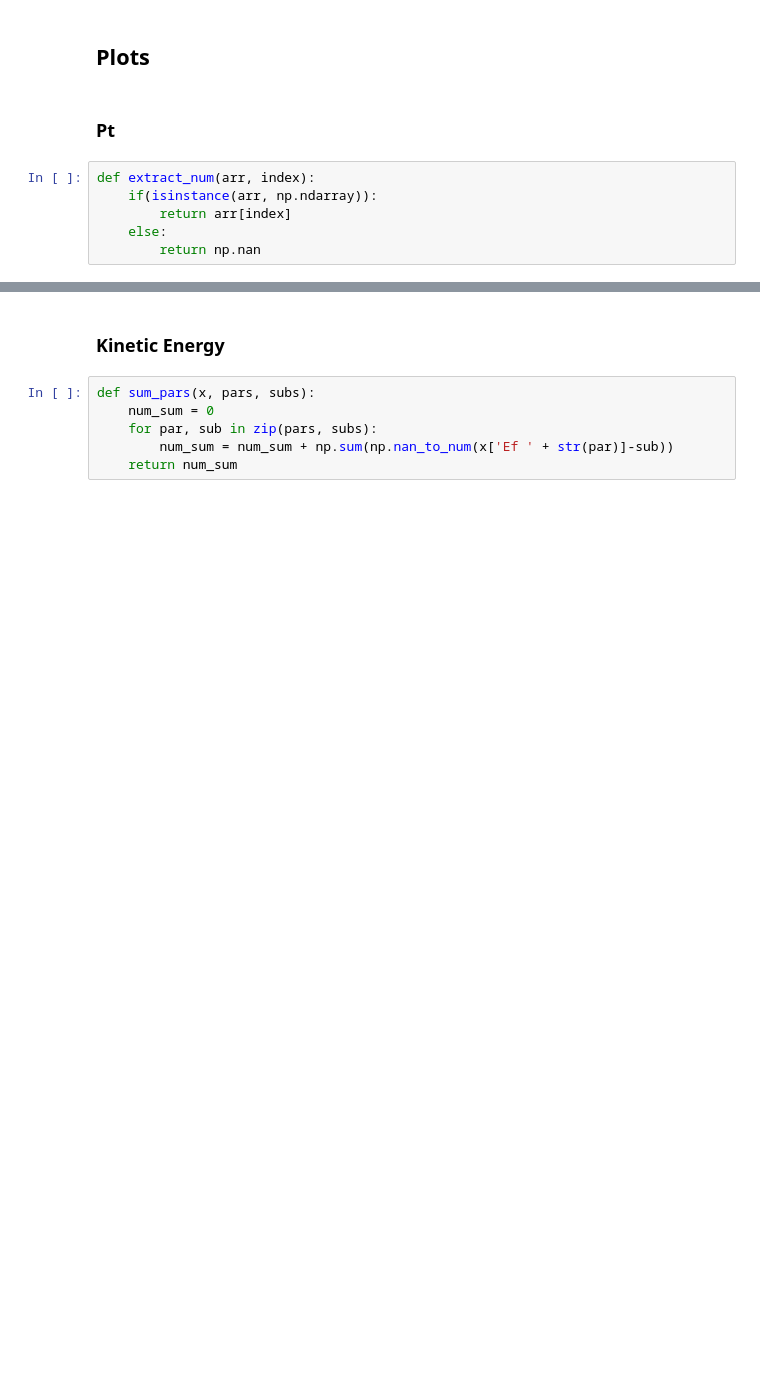
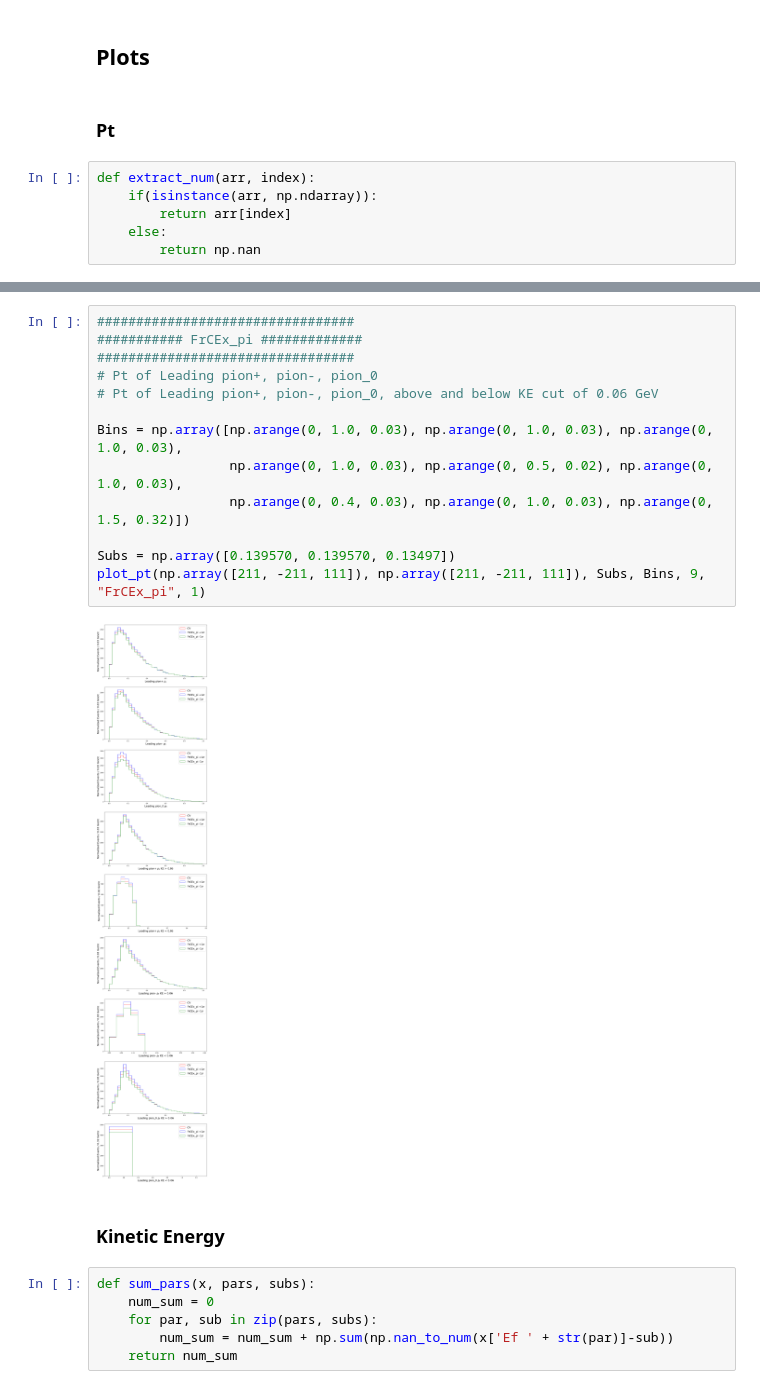
Before and after one commit to lzichi/Fermilab2021, a Jupyter notebook: Archive.ipynb, the cells around one changed output, grey strips where cells are left out. Cells and saved outputs as stored; diff of their text form; blank space fills up the shorter version.

```diff
--- a/Archive.ipynb
+++ b/Archive.ipynb
@@ -270,3 +198,18 @@ plot_pt(np.array([2112, 2212]), np.array([2112, 2212]), Subs, Bins, 6, "FrCEx_N"
+# %%
+#################################
+########### FrCEx_pi #############
+#################################
+# Pt of Leading pion+, pion-, pion_0
+# Pt of Leading pion+, pion-, pion_0, above and below KE cut of 0.06 GeV
+
+Bins = np.array([np.arange(0, 1.0, 0.03), np.arange(0, 1.0, 0.03), np.arange(0, 1.0, 0.03),
+                 np.arange(0, 1.0, 0.03), np.arange(0, 0.5, 0.02), np.arange(0, 1.0, 0.03),
+                 np.arange(0, 0.4, 0.03), np.arange(0, 1.0, 0.03), np.arange(0, 1.5, 0.32)])
+
+Subs = np.array([0.139570, 0.139570, 0.13497])
+plot_pt(np.array([211, -211, 111]), np.array([211, -211, 111]), Subs, Bins, 9, "FrCEx_pi", 1)
+# %% [output]
+[figure, added]
 # %% [markdown]
 ### Kinetic Energy
 # %%
```
Also changed, not shown: parts of 20 cells of this notebook.
